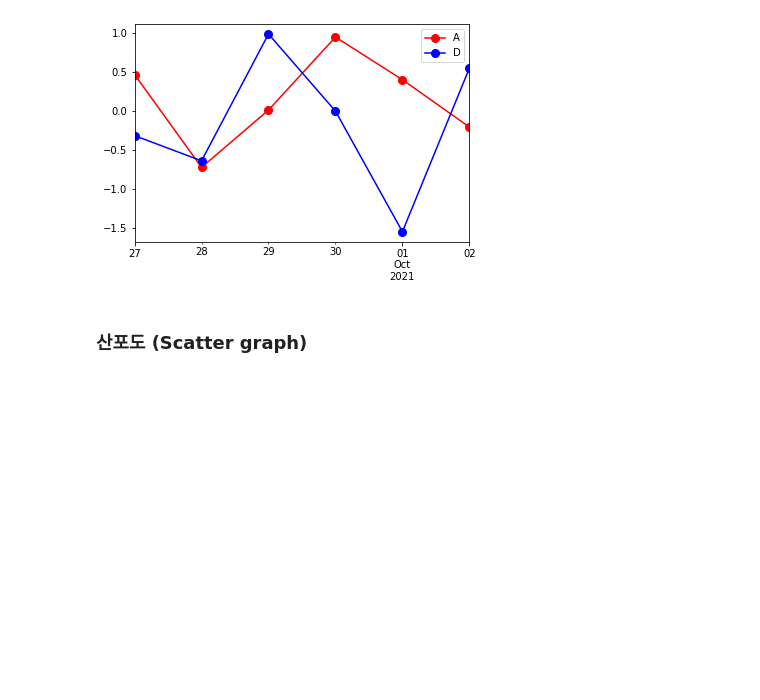
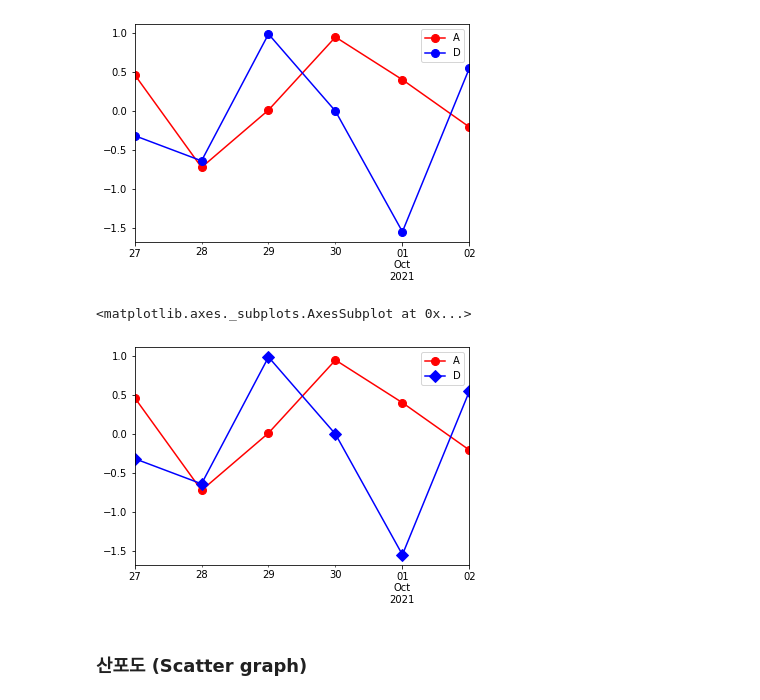
Before and after one commit to SALRIGO/pdm04, a Jupyter notebook: py-pandas/pandas_4_visualizing_df.ipynb, the cells around one changed output. Saved outputs shown, nothing was run; the diff lists cells and outputs as text; code cells hidden in the pictures; blank space fills up the shorter version.

```diff
--- a/py-pandas/pandas_4_visualizing_df.ipynb
+++ b/py-pandas/pandas_4_visualizing_df.ipynb
@@ -95,6 +92,13 @@ df[['A','D']].plot(marker='o', color='rb', ms=8)  # works!, change colors
 # %% [output]
 <matplotlib.axes._subplots.AxesSubplot at 0x...>
 [figure]
+# %%
+# 2개의 마커 지정
+# pandas plot multiple maekers for multiple lines
+df[['A','D']].plot(style=['ro-','bD-'], ms=8)
+# %% [output]
+<matplotlib.axes._subplots.AxesSubplot at 0x...>
+[figure, added]
 # %%
 df.plot(y=['A','C'], marker='o')
 # %% [markdown]
```
Also changed, not shown: parts of 1 cell of this notebook.
